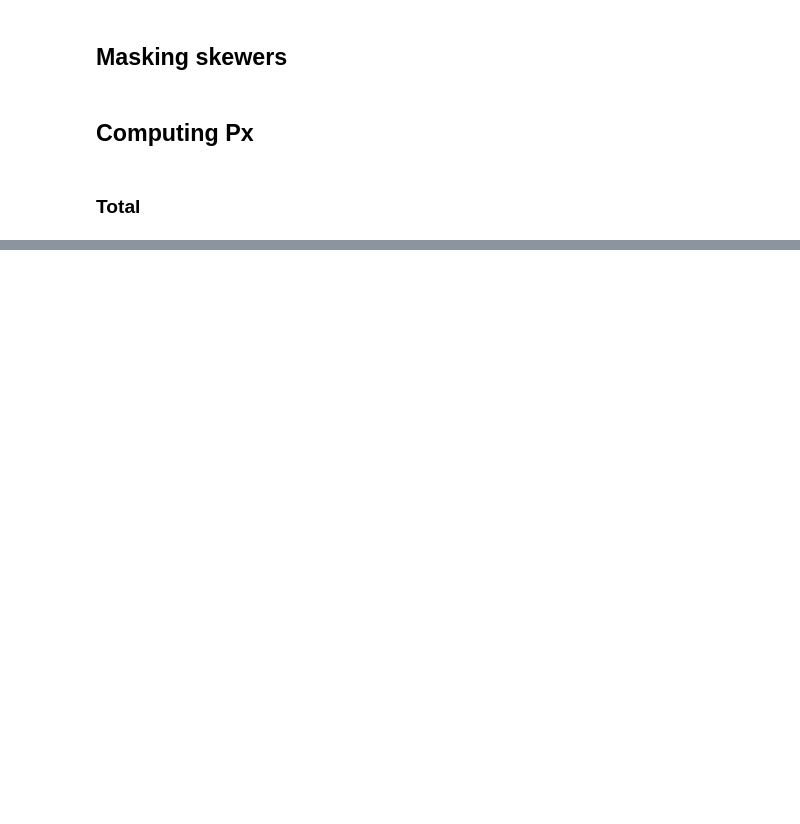
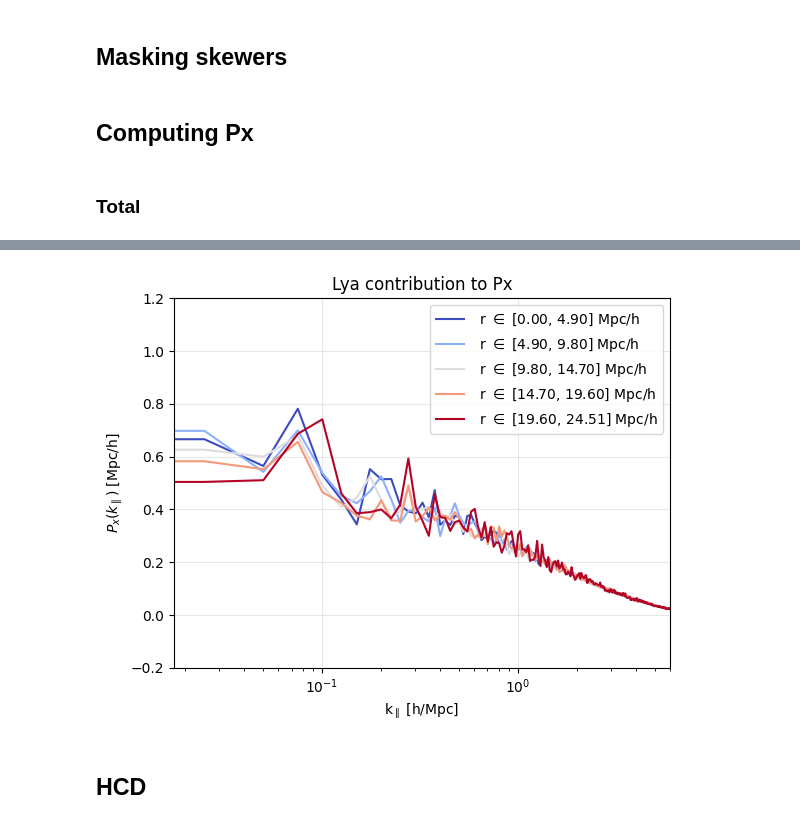
Before and after one commit to andreufont/astrid_hcd, a Jupyter notebook: SimulationFields/Px.ipynb, the cells around one changed output, grey strips where cells are left out. Saved outputs shown, nothing was run; the diff lists cells and outputs as text; code cells hidden in the pictures; blank space fills up the shorter version.

```diff
--- a/SimulationFields/Px.ipynb
+++ b/SimulationFields/Px.ipynb
@@ -94,0 +121,27 @@ plt.ylabel(r'$P_x(k_\parallel)$ [Mpc/h]');
+# %%
+px_lya = []
+for i, r_value in enumerate(r_bins[:-1]):
+    r_mask = (dr_flatten_mask > r_value) & (dr_flatten_mask < r_bins[i+1])
+    fft_lya_2mask = fft_lya_mask[r_mask]
+
+    pxs_lya = fft_lya_2mask*fft_lya_2mask.conjugate()*Lbox/(Np**2)
+    px_lya.append(np.mean(pxs_lya, axis=0))
+px_lya = np.array(px_lya)
+# %%
+colors = plt.cm.coolwarm(np.linspace(0,1,len(r_bins)-1))
+plt.gca().set_prop_cycle('color', colors)
+
+for i in np.arange(len(px_lya)):
+    plt.plot(k_los, px_lya[i], label=f' r $\\in$ [%.2f, %.2f] Mpc/h' %(r_bins[i], r_bins[i+1]))
+plt.xscale('log')
+plt.legend()
+plt.grid(alpha=0.3)
+plt.xlim(right=6)
+plt.ylim(-0.2, 1.2)
+plt.xlabel(r'k$_\parallel$ [h/Mpc]')
+plt.ylabel(r'$P_x(k_\parallel)$ [Mpc/h]')
+plt.title('Lya contribution to Px');
+# %% [output]
+[figure, added]
+# %% [markdown]
+## HCD
```
Also changed, not shown: parts of 26 cells of this notebook.
